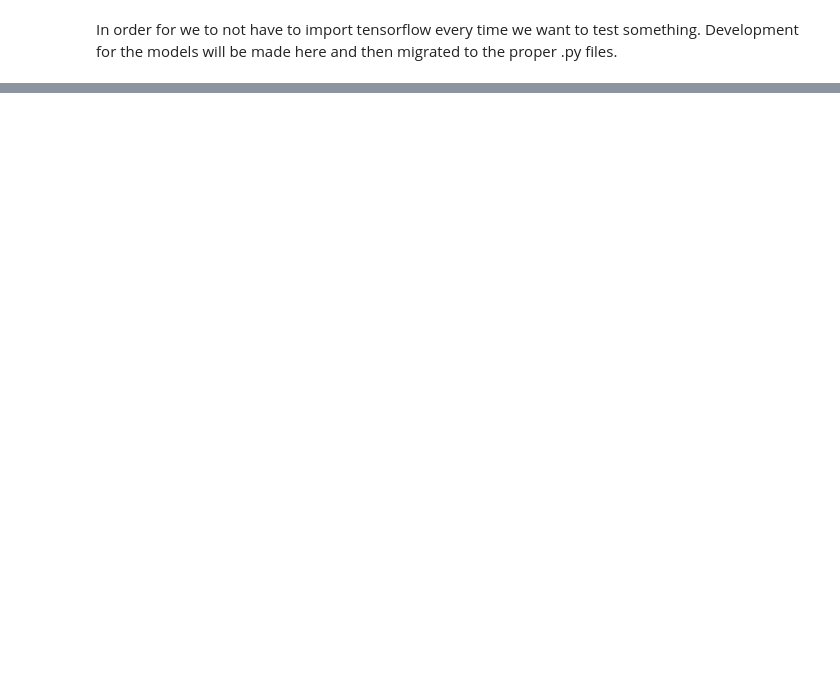
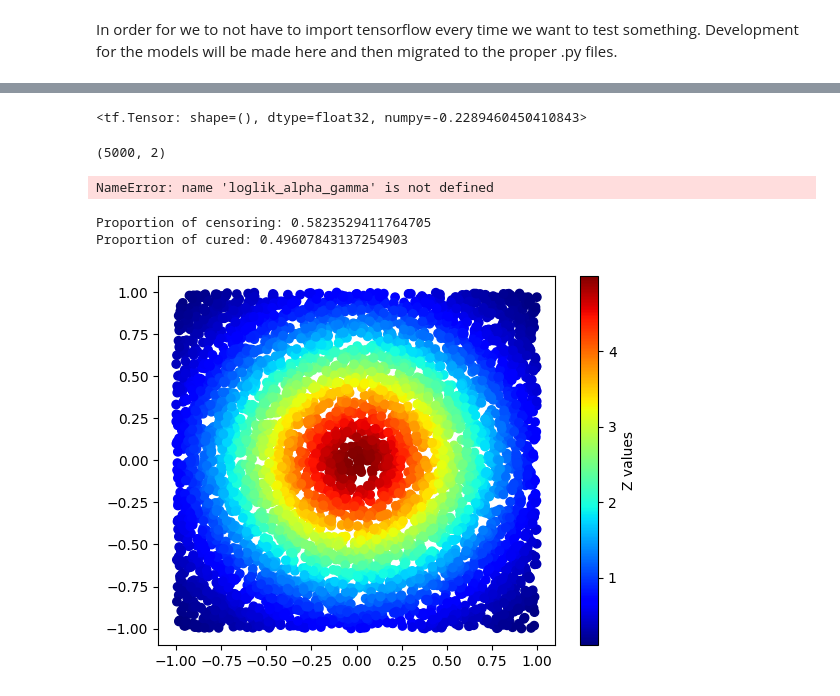
Before and after one commit to nhilariosilva/thesis_frailty, a Jupyter notebook: Code Dev.ipynb, the cells around one changed output, grey strips where cells are left out. Saved outputs shown, nothing was run; the diff lists cells and outputs as text; code cells hidden in the pictures; blank space fills up the shorter version.

```diff
--- a/Code Dev.ipynb
+++ b/Code Dev.ipynb
@@ -381 +550,7 @@ class FrailtyModelNN(keras.models.Model):
+# %%
+nn_output = model(x_train, training = True)
+nn_output
+tf.math.reduce_mean(nn_output, axis = [0,1])
+# %% [output]
+<tf.Tensor: shape=(), dtype=float32, numpy=-0.2289460450410843>
 # %%
@@ -416,0 +609,27 @@ def neural_network_call(model, x_input):
+# %%
+x_train.shape
+# %% [output]
+(5000, 2)
+# %%
+df = df.loc[df["set"] == "train", :]
+
+# Define the variable values and their respective dimensions of variation
+alphas = np.linspace(0.01, 0.99, 100)
+gammas = np.linspace(0.01, 50, 100)
+x1 = df["x1"].to_numpy()
+x2 = df["x2"].to_numpy()
+t = df["y"].to_numpy()
+delta = df["delta"].to_numpy()
+
+loglik_alphas_gammas = loglik_alpha_gamma(alphas[:, None, None], gammas[None, :, None], model.get_variable("phi1"), model.get_variable("phi2"),
+                                          x1[None, None, :], x2[None, None, :], theta_function2, t[None, None, :], delta[None, None, :])
+loglik_alphas_gammas.shape
+
+fig = go.Figure(data=[go.Surface(
+    x=alphas,
+    y=gammas,
+    z=loglik_alphas_gammas.T,
+    colorscale='Viridis'   # change colormap here
+)])
+# %% [output]
+NameError: name 'loglik_alpha_gamma' is not defined
@@ -417 +640,36 @@ def neural_network_call(model, x_input):
+# %%
+theta_function2 = lambda x1, x2 : 5 * np.exp(-(x1**2 + x2**2)/0.5 )
+
+alpha_ = 0.3
+mu_ = 1.0
+gamma_ = 2.0
+phi1_ = 2.0
+phi2_ = 0.6
+
+# n = 716
+n_train = 500
+n_test = 10
+
+rng = np.random.default_rng(1)
+cens_loc = 0.0
+cens_scale = 3.0
+
+t_train, delta_train, x1_train, x2_train, theta_train, w_train, z_train, \
+t_test, delta_test, x1_test, x2_test, theta_test, w_test, z_test, df = pvf_model.sample_train_test2(
+    theta_function2,
+    alpha_, mu_, gamma_, phi1_, phi2_,
+    n_train = n_train, n_test = n_test, cens_loc = cens_loc, cens_scale = cens_scale, random_state = rng
+)
+print("Proportion of censoring: {}".format(1-np.mean(df["delta"])))
+print("Proportion of cured: {}".format(np.mean(df["z"] == 0)))
+# %% [output]
+Proportion of censoring: 0.5823529411764705
+Proportion of cured: 0.49607843137254903
+# %%
+theta_x1_x2 = [theta_function2(df["x1"][i], df["x2"][i]) for i in range(len(df["x2"]))]
+plt.scatter(df["x1"], df["x2"], c=theta_x1_x2, cmap='jet')  # 'c' sets the colors, 'cmap' is the colormap
+plt.colorbar(label='Z values')
+plt.show()
+# %% [output]
+[figure, added]
 # %%
```
Also changed, not shown: parts of 11 cells of this notebook, 1 other file.
